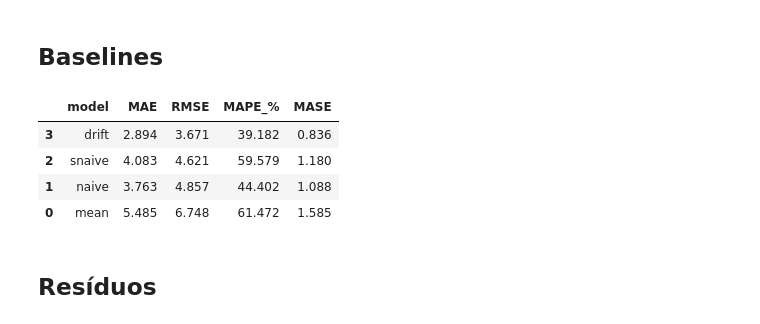
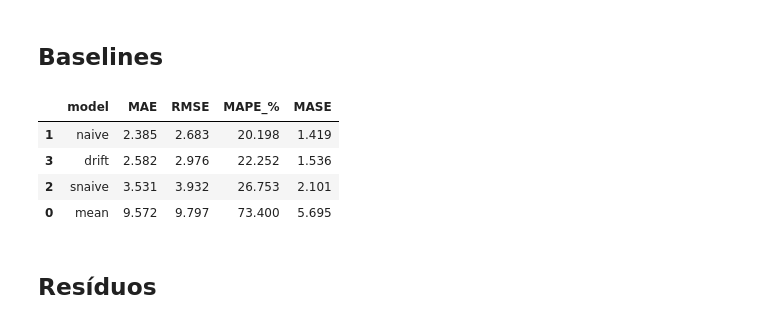
Before and after one commit to LeonardoAleee/analise_st, a Jupyter notebook: trabalho_a1.ipynb, the cells around one changed output. Cells and saved outputs as stored; diff of their text form; code cells hidden in the pictures.

```diff
--- a/trabalho_a1.ipynb
+++ b/trabalho_a1.ipynb
@@ -98,42 +100,42 @@ plt.show()
 y = prison.sort_values("week").set_index("week")["volume"]
 y = y.asfreq(pd.infer_freq(y.index) or "W")
 
-h = 52  # horizonte
+h = 12  # horizonte
 y_tr, y_te = y.iloc[:-h], y.iloc[-h:]
 fh = ForecastingHorizon(np.arange(1, h + 1), is_relative=True)
 
 def fit_pred(strategy, sp=1):
     f = NaiveForecaster(strategy=strategy, sp=sp)
     f.fit(y_tr)
     return f.predict(fh)
 
 preds = {
     "mean":  fit_pred("mean", sp=1),
     "naive": fit_pred("last", sp=1),
     "snaive": fit_pred("last", sp=h),   # sazonal
     "drift": fit_pred("drift", sp=1),
 }
 
 mase_metric = MeanAbsoluteScaledError(sp=h)
 
 rows = []
 for name, yhat in preds.items():
     rows.append({
         "model": name,
         "MAE":  mean_absolute_error(y_te, yhat),
         "RMSE": mean_squared_error(y_te, yhat, square_root=True),
         "MAPE_%": mean_absolute_percentage_error(y_te, yhat) * 100,
         "MASE": mase_metric(y_te, yhat, y_train=y_tr),
     })
 
 metrics_sktime = pd.DataFrame(rows).sort_values("RMSE").round(3)
 metrics_sktime
 # %% [output]
 |  | model | MAE | RMSE | MAPE_% | MASE |
-| 3 | drift | 2.894 | 3.671 | 39.182 | 0.836 |
-| 2 | snaive | 4.083 | 4.621 | 59.579 | 1.180 |
-| 1 | naive | 3.763 | 4.857 | 44.402 | 1.088 |
-| 0 | mean | 5.485 | 6.748 | 61.472 | 1.585 |
+| 1 | naive | 2.385 | 2.683 | 20.198 | 1.419 |
+| 3 | drift | 2.582 | 2.976 | 22.252 | 1.536 |
+| 2 | snaive | 3.531 | 3.932 | 26.753 | 2.101 |
+| 0 | mean | 9.572 | 9.797 | 73.400 | 5.695 |
 # %% [markdown]
 ## Resíduos
 # %%
```
Also changed, not shown: parts of 15 cells of this notebook.
